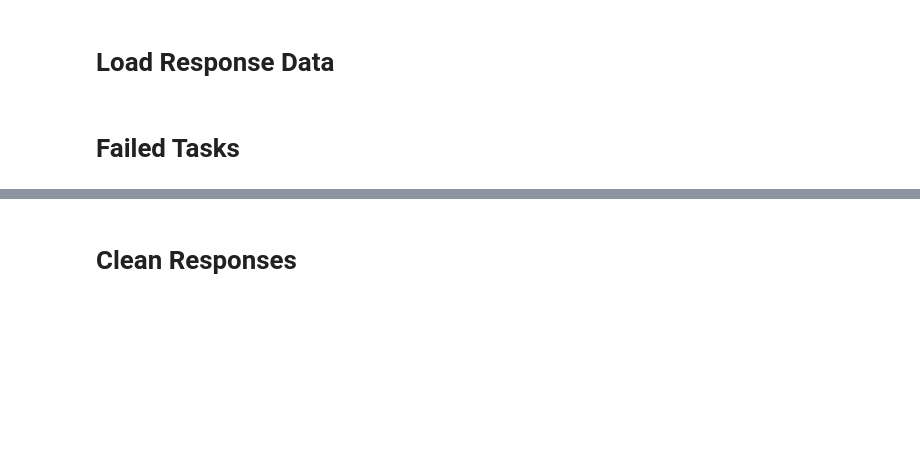
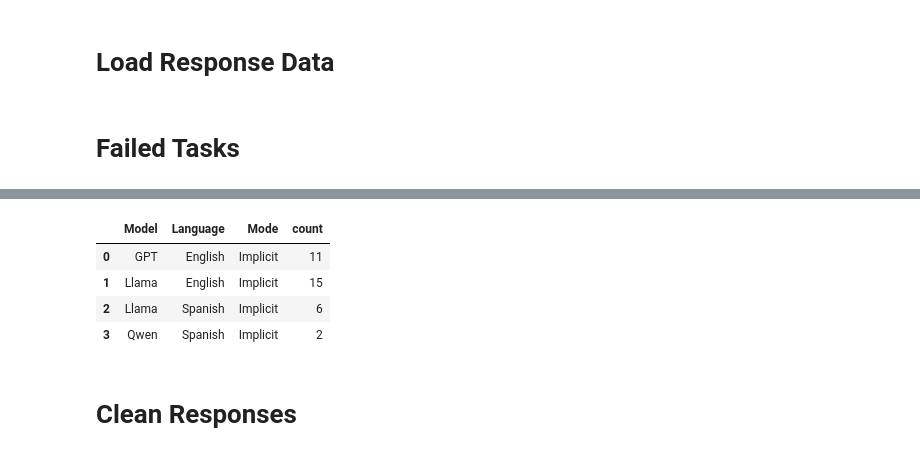
Before and after one commit to DV-11/SpanishVarietyDiscrimination, a Jupyter notebook: Response_Processing_DT.ipynb, the cells around one changed output, grey strips where cells are left out. Saved outputs shown, nothing was run; the diff lists cells and outputs as text; code cells hidden in the pictures; blank space fills up the shorter version.

```diff
--- a/Response_Processing_DT.ipynb
+++ b/Response_Processing_DT.ipynb
@@ -105,0 +111,8 @@ f_t.append({'Model':'Llama','Language':'English','Mode':'Implicit','Run':89, 'Se
+# %%
+failed_tasks_df.groupby(['Model', 'Language', 'Mode']).size().reset_index(name='count')
+# %% [output]
+|  | Model | Language | Mode | count |
+| 0 | GPT | English | Implicit | 11 |
+| 1 | Llama | English | Implicit | 15 |
+| 2 | Llama | Spanish | Implicit | 6 |
+| 3 | Qwen | Spanish | Implicit | 2 |
```
Also changed, not shown: parts of 6 cells of this notebook.
